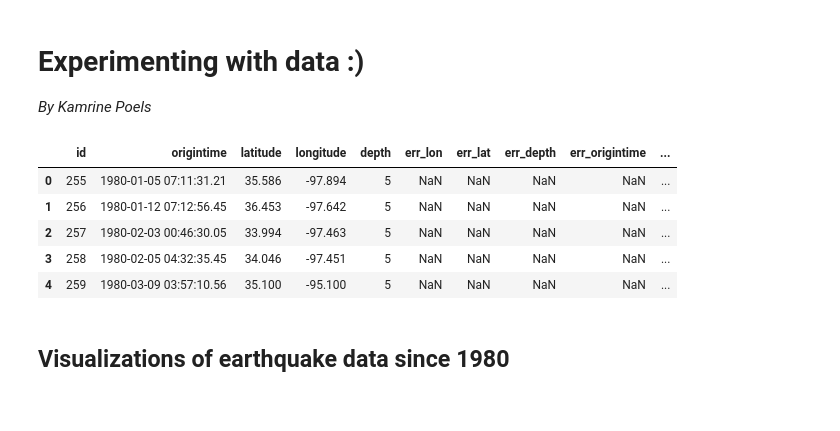
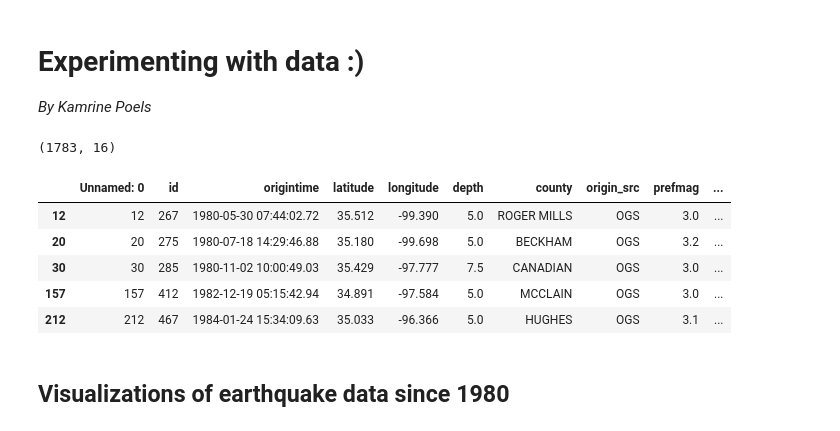
Before and after one commit to tperol/earthquake-clusters, a Jupyter notebook: Experiment_Poels.ipynb, the cells around one changed output. Cells and saved outputs as stored; diff of their text form; code cells hidden in the pictures.

```diff
--- a/Experiment_Poels.ipynb
+++ b/Experiment_Poels.ipynb
@@ -47,16 +50,20 @@ import itertools as it
 #df = pd.read_json(df)
 # %%
 #initialize the dataframe with 1980 data
-eq_df = pd.read_csv('tempdata/earthquakes_catalog.csv')
+eq_df = pd.read_csv('tempdata/earthquakes_catalog.csv', sep ='|')
+eq_df  = eq_df[eq_df.prefmag >= 3.0]
+# for ease add column year
+eq_df['year'] = map(lambda x: int(x), eq_df['year_float'])
 print eq_df.shape
 eq_df.head()
 # %% [output]
+(1783, 16)
-|  | id | origintime | latitude | longitude | depth | err_lon | err_lat | err_depth | err_origintime | ... |
-| 0 | 255 | 1980-01-05 07:11:31.21 | 35.586 | -97.894 | 5 | NaN | NaN | NaN | NaN | ... |
-| 1 | 256 | 1980-01-12 07:12:56.45 | 36.453 | -97.642 | 5 | NaN | NaN | NaN | NaN | ... |
-| 2 | 257 | 1980-02-03 00:46:30.05 | 33.994 | -97.463 | 5 | NaN | NaN | NaN | NaN | ... |
-| 3 | 258 | 1980-02-05 04:32:35.45 | 34.046 | -97.451 | 5 | NaN | NaN | NaN | NaN | ... |
-| 4 | 259 | 1980-03-09 03:57:10.56 | 35.100 | -95.100 | 5 | NaN | NaN | NaN | NaN | ... |
+|  | Unnamed: 0 | id | origintime | latitude | longitude | depth | county | origin_src | prefmag | ... |
+| 12 | 12 | 267 | 1980-05-30 07:44:02.72 | 35.512 | -99.390 | 5.0 | ROGER MILLS | OGS | 3.0 | ... |
+| 20 | 20 | 275 | 1980-07-18 14:29:46.88 | 35.180 | -99.698 | 5.0 | BECKHAM | OGS | 3.2 | ... |
+| 30 | 30 | 285 | 1980-11-02 10:00:49.03 | 35.429 | -97.777 | 7.5 | CANADIAN | OGS | 3.0 | ... |
+| 157 | 157 | 412 | 1982-12-19 05:15:42.94 | 34.891 | -97.584 | 5.0 | MCCLAIN | OGS | 3.0 | ... |
+| 212 | 212 | 467 | 1984-01-24 15:34:09.63 | 35.033 | -96.366 | 5.0 | HUGHES | OGS | 3.1 | ... |
 # %% [markdown]
 ## Visualizations of earthquake data since 1980
 # %% [raw]
```
Also changed, not shown: parts of 10 cells of this notebook.
